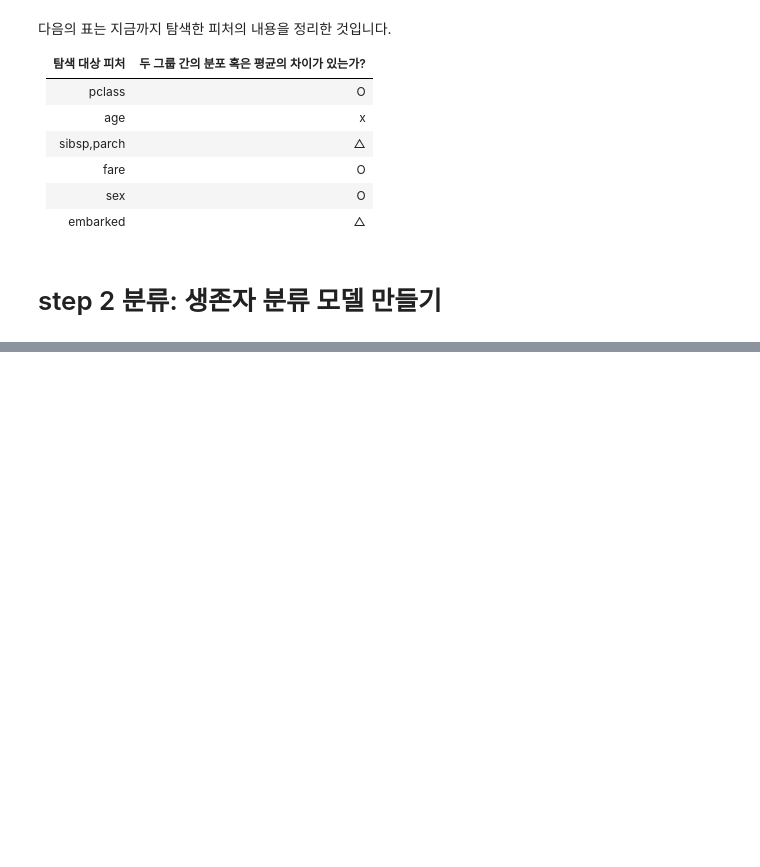
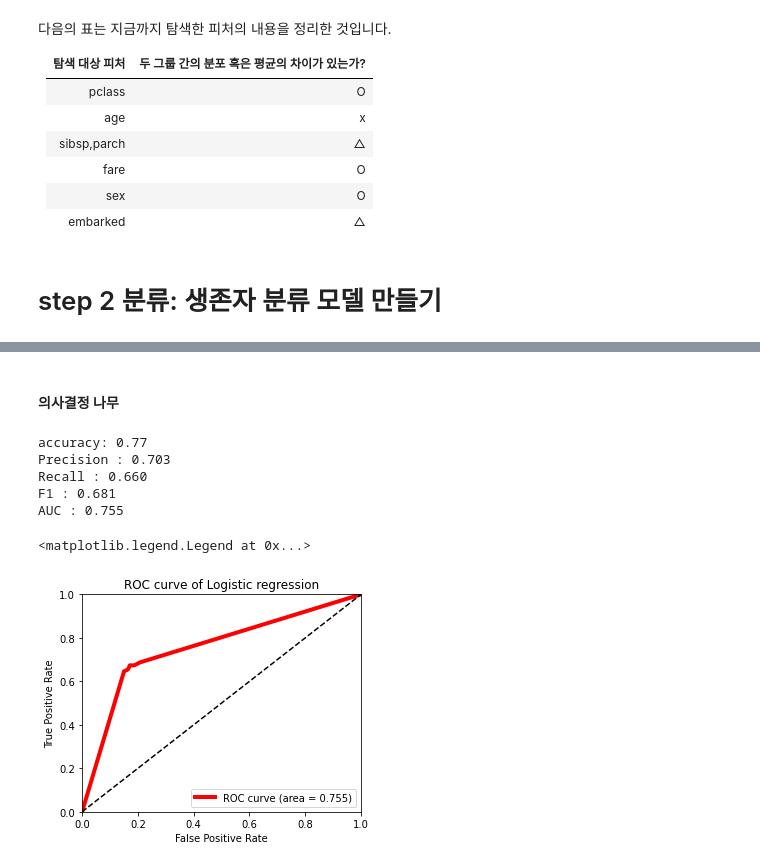
Before and after one commit to wntkdl94/python_data_analysis_study, a Jupyter notebook: Titanic_survivor.ipynb, the cells around one changed output, grey strips where cells are left out. Cells and saved outputs as stored; diff of their text form; code cells hidden in the pictures; blank space fills up the shorter version.

```diff
--- a/Titanic_survivor.ipynb
+++ b/Titanic_survivor.ipynb
@@ -186,0 +337,40 @@ embarked | △
+# %% [markdown]
+#### 의사결정 나무
+# %%
+from sklearn.tree import DecisionTreeClassifier
+
+# 의사결정나무를 학습하고, 학습한 모델로 테스트 데이터셋에 대한 예측값을 반환합니다.
+dtc = DecisionTreeClassifier()
+dtc.fit(x_train, y_train)
+y_pred = dtc.predict(x_test)
+y_pred_probability = dtc.predict_proba(x_test)[:,1]
+
+# 학습한 모델의 성능을 계산하여 출력합니다.
+print("accuracy: %.2f" % accuracy_score(y_test, y_pred))
+print("Precision : %.3f" % precision_score(y_test, y_pred))
+print("Recall : %.3f" % recall_score(y_test, y_pred))
+print("F1 : %.3f" % f1_score(y_test, y_pred))
+
+# 학습한 모델의 AUC를 계산하여 출력합니다.
+false_positive_rate, true_positive_rate, thresholds = roc_curve(y_test, y_pred_probability)
+roc_auc = roc_auc_score(y_test, y_pred_probability)
+print("AUC : %.3f" % roc_auc)
+
+# ROC curve를 그래프로 출력합니다.
+plt.rcParams['figure.figsize'] = [5, 4]
+plt.plot(false_positive_rate, true_positive_rate, label='ROC curve (area = %0.3f)' % roc_auc, color='red', linewidth=4.0)
+plt.plot([0, 1], [0, 1], 'k--')
+plt.xlim([0.0, 1.0])
+plt.ylim([0.0, 1.0])
+plt.xlabel('False Positive Rate')
+plt.ylabel('True Positive Rate')
+plt.title('ROC curve of Logistic regression')
+plt.legend(loc="lower right")
+# %% [output]
+accuracy: 0.77
+Precision : 0.703
+Recall : 0.660
+F1 : 0.681
+AUC : 0.755
+<matplotlib.legend.Legend at 0x...>
+[figure, added]
```
Also changed, not shown: parts of 52 cells of this notebook.
